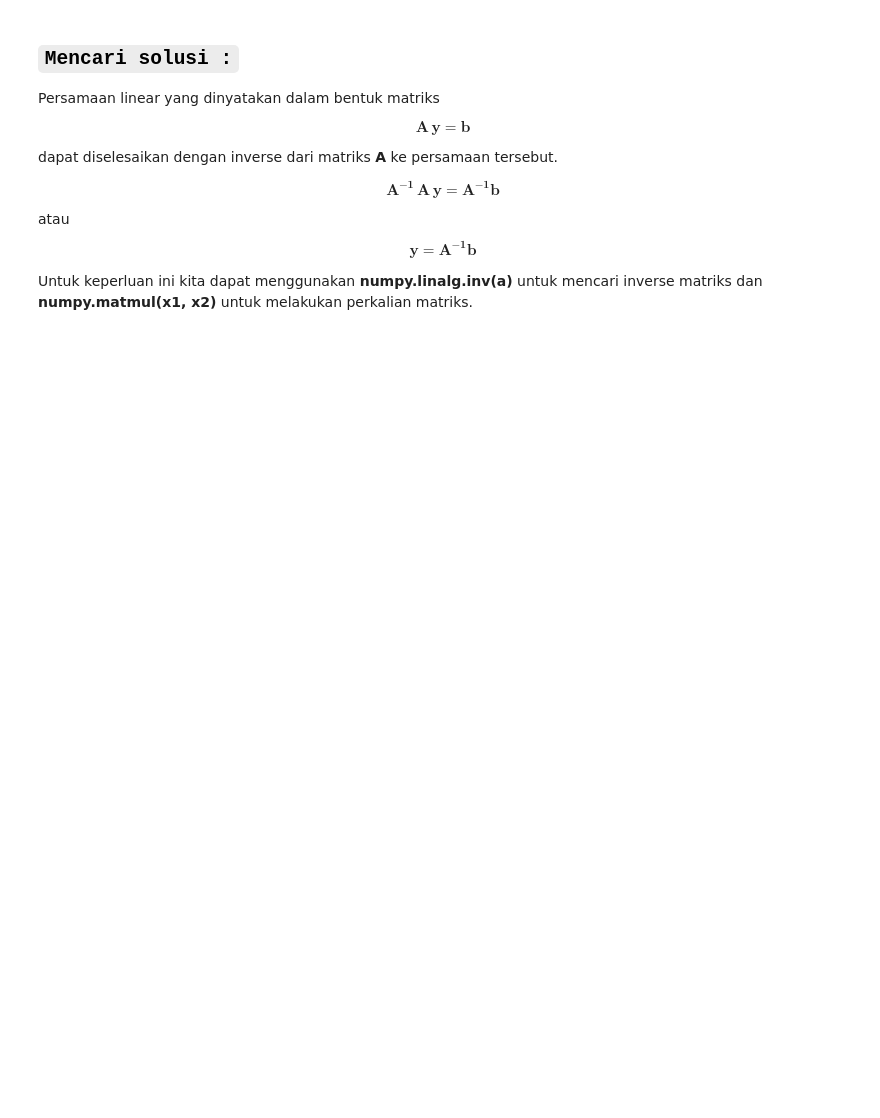
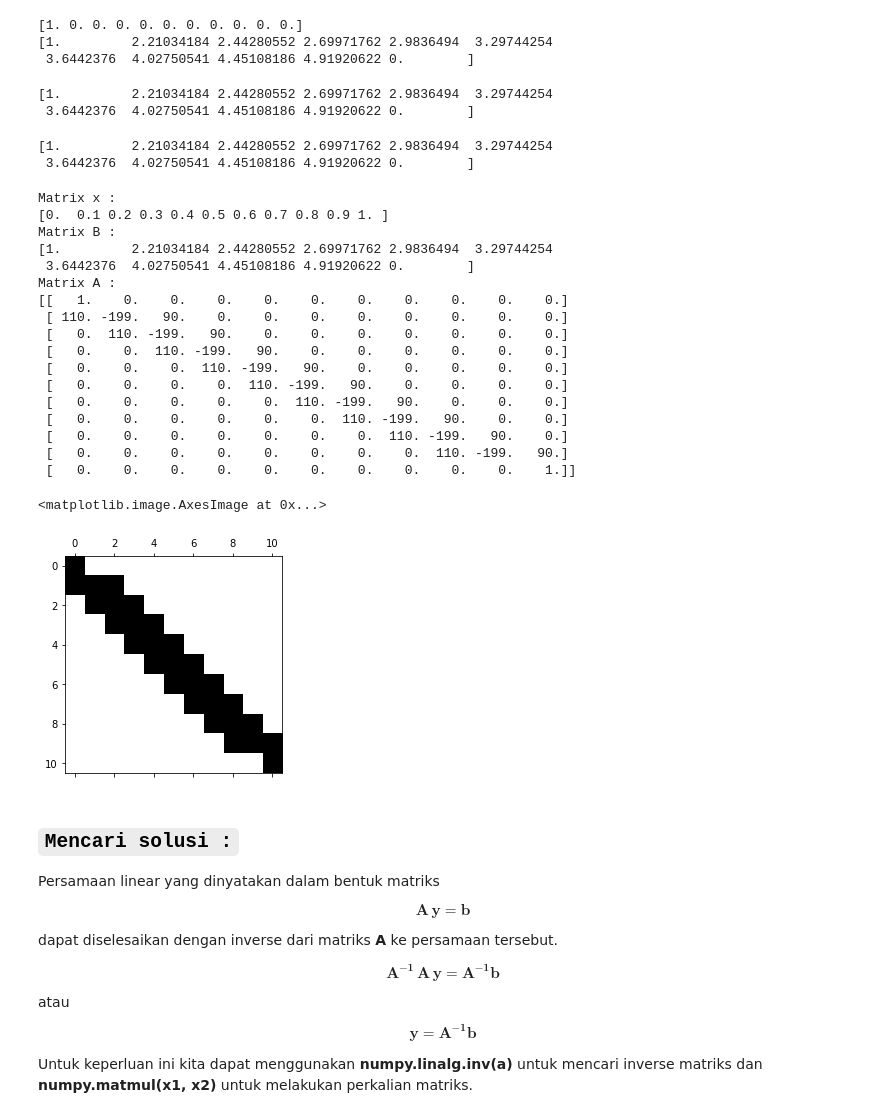
Before and after one commit to RendiZein/Metode-Rekayasa-Komputasi, a Jupyter notebook: 02_Boundary_value_problem_2024_indonesia.ipynb, the cells around one changed output. Cells and saved outputs as stored; diff of their text form; code cells hidden in the pictures; blank space fills up the shorter version.

```diff
--- a/02_Boundary_value_problem_2024_indonesia.ipynb
+++ b/02_Boundary_value_problem_2024_indonesia.ipynb
@@ -231,23 +222,58 @@ for i in range(2, n):
 
 b = np.zeros(n+1)
 b[0] = 1
-b[1] = 0
-
-for i in range(2, n):
-    b[i] = 2*np.exp(i)
+b[-1] = 0
+print(b)
+for i in range(1, n):
+    b[i] = 2*np.exp(x[i])
+print(b)
+# %% [output]
+[1. 0. 0. 0. 0. 0. 0. 0. 0. 0. 0.]
+[1.         2.21034184 2.44280552 2.69971762 2.9836494  3.29744254
+ 3.6442376  4.02750541 4.45108186 4.91920622 0.        ]
+# %%
+print(b)
+# %% [output]
+[1.         2.21034184 2.44280552 2.69971762 2.9836494  3.29744254
+ 3.6442376  4.02750541 4.45108186 4.91920622 0.        ]
+# %%
+print(b)
+# %% [output]
+[1.         2.21034184 2.44280552 2.69971762 2.9836494  3.29744254
+ 3.6442376  4.02750541 4.45108186 4.91920622 0.        ]
 # %%
 # Langkah 4 :
 # Tampilkan vektor x, matriks A dan vektor b
 
 
-print(x)
-print(a)
-print(b)
+print("Matrix x : \n{}".format(x))
+print("Matrix B : \n{}".format(b))
+print("Matrix A : \n{}".format(A))
 
 # visualisasikan matriks A menggunakan perintah spy yang
 # ada pada modul pyplot
 
-plt....
+plt.spy(A)
+# %% [output]
+Matrix x :
+[0.  0.1 0.2 0.3 0.4 0.5 0.6 0.7 0.8 0.9 1. ]
+Matrix B :
+[1.         2.21034184 2.44280552 2.69971762 2.9836494  3.29744254
+ 3.6442376  4.02750541 4.45108186 4.91920622 0.        ]
+Matrix A :
+[[   1.    0.    0.    0.    0.    0.    0.    0.    0.    0.    0.]
+ [ 110. -199.   90.    0.    0.    0.    0.    0.    0.    0.    0.]
+ [   0.  110. -199.   90.    0.    0.    0.    0.    0.    0.    0.]
+ [   0.    0.  110. -199.   90.    0.    0.    0.    0.    0.    0.]
+ [   0.    0.    0.  110. -199.   90.    0.    0.    0.    0.    0.]
+ [   0.    0.    0.    0.  110. -199.   90.    0.    0.    0.    0.]
+ [   0.    0.    0.    0.    0.  110. -199.   90.    0.    0.    0.]
+ [   0.    0.    0.    0.    0.    0.  110. -199.   90.    0.    0.]
+ [   0.    0.    0.    0.    0.    0.    0.  110. -199.   90.    0.]
+ [   0.    0.    0.    0.    0.    0.    0.    0.  110. -199.   90.]
+ [   0.    0.    0.    0.    0.    0.    0.    0.    0.    0.    1.]]
+<matplotlib.image.AxesImage at 0x...>
+[figure, added]
 # %% [markdown]
 
 
```
Also changed, not shown: parts of 12 cells of this notebook.
